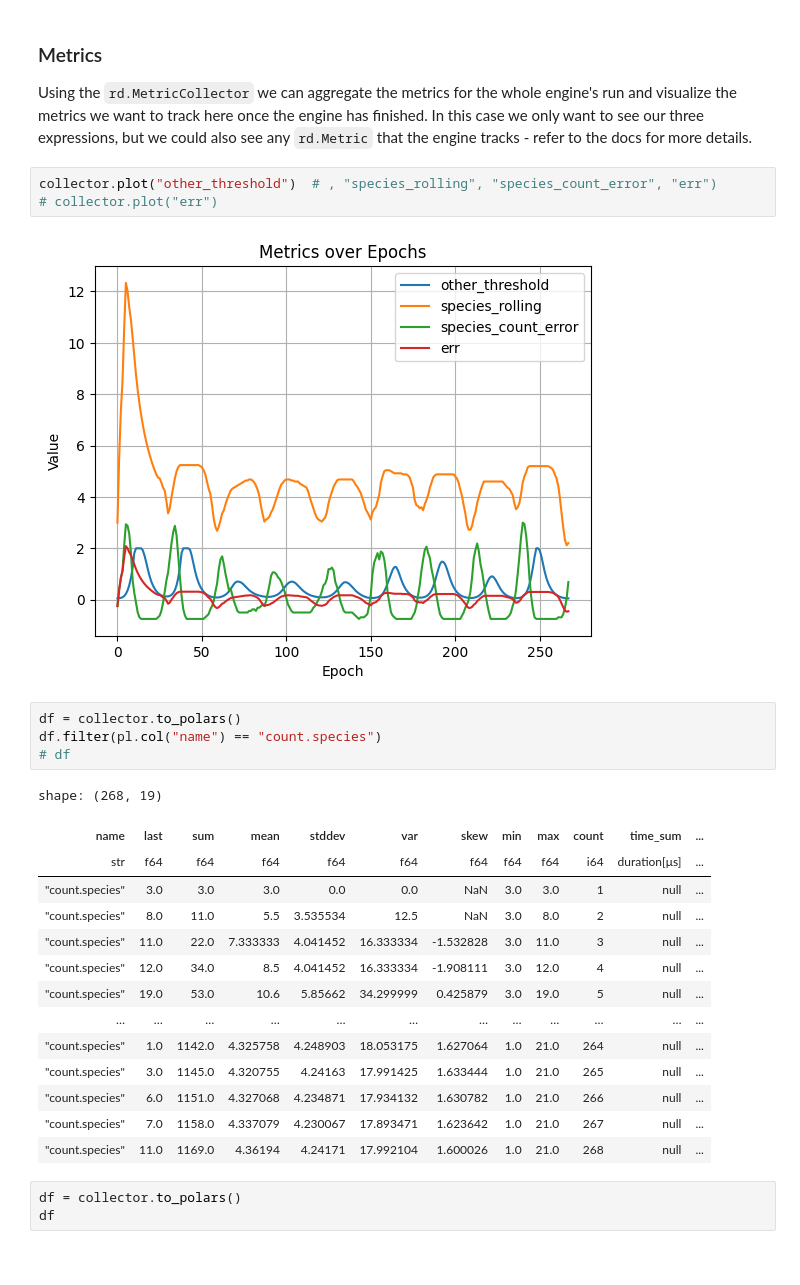
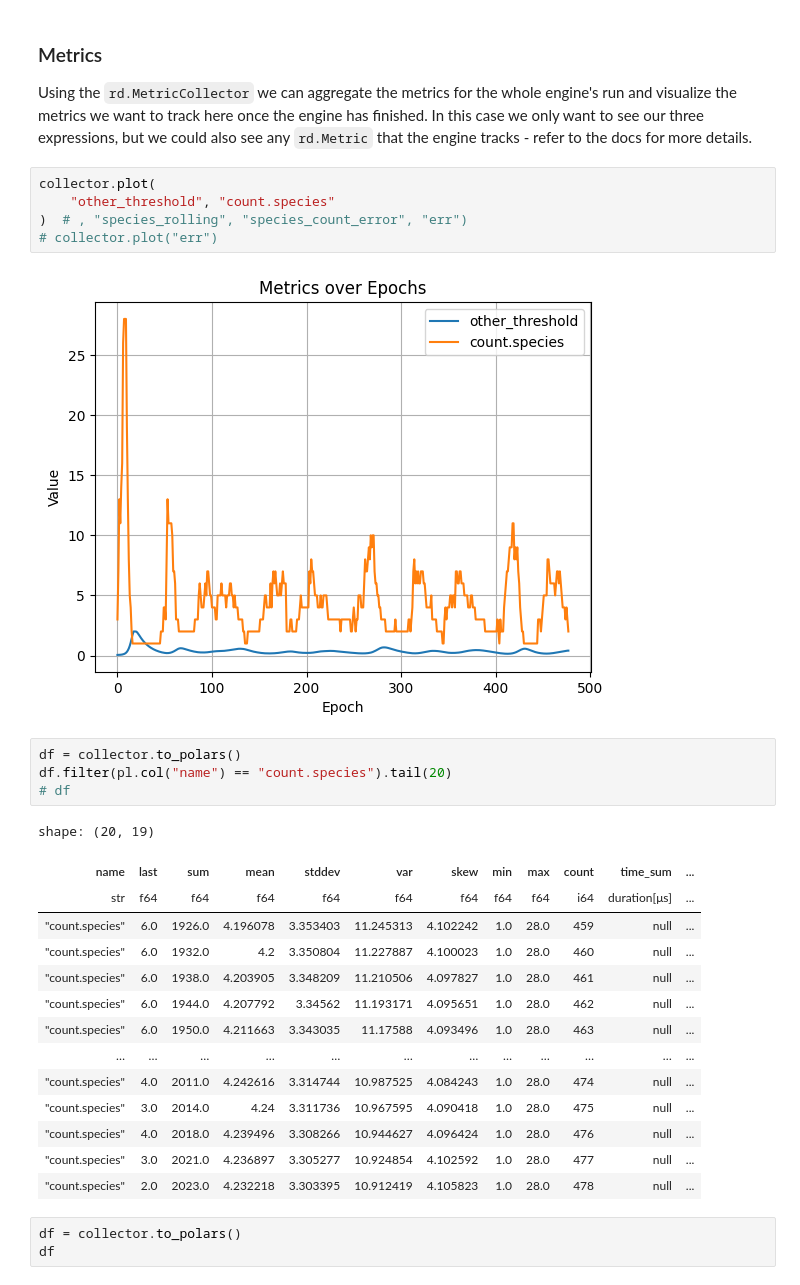
Before and after one commit to pkalivas/radiate, a Jupyter notebook: examples/python/expr_species_distance.ipynb, the cells around one changed output. Saved outputs shown, nothing was run; the diff lists cells and outputs as text.

```diff
--- a/examples/python/expr_species_distance.ipynb
+++ b/examples/python/expr_species_distance.ipynb
@@ -117,29 +117,31 @@ result = engine.run(log=True)
 
 Using the `rd.MetricCollector` we can aggregate the metrics for the whole engine's run and visualize the metrics we want to track here once the engine has finished. In this case we only want to see our three expressions, but we could also see any `rd.Metric` that the engine tracks - refer to the docs for more details.
 # %%
-collector.plot("other_threshold")  # , "species_rolling", "species_count_error", "err")
+collector.plot(
+    "other_threshold", "count.species"
+)  # , "species_rolling", "species_count_error", "err")
 # collector.plot("err")
 # %% [output]
-[figure, old version]
+[figure, new version]
 # %%
 df = collector.to_polars()
-df.filter(pl.col("name") == "count.species")
+df.filter(pl.col("name") == "count.species").tail(20)
 # df
 # %% [output]
-shape: (268, 19)
+shape: (20, 19)
 | name | last | sum | mean | stddev | var | skew | min | max | count | time_sum | ... |
 | str | f64 | f64 | f64 | f64 | f64 | f64 | f64 | f64 | i64 | duration[μs] | ... |
-| "count.species" | 3.0 | 3.0 | 3.0 | 0.0 | 0.0 | NaN | 3.0 | 3.0 | 1 | null | ... |
-| "count.species" | 8.0 | 11.0 | 5.5 | 3.535534 | 12.5 | NaN | 3.0 | 8.0 | 2 | null | ... |
-| "count.species" | 11.0 | 22.0 | 7.333333 | 4.041452 | 16.333334 | -1.532828 | 3.0 | 11.0 | 3 | null | ... |
-| "count.species" | 12.0 | 34.0 | 8.5 | 4.041452 | 16.333334 | -1.908111 | 3.0 | 12.0 | 4 | null | ... |
-| "count.species" | 19.0 | 53.0 | 10.6 | 5.85662 | 34.299999 | 0.425879 | 3.0 | 19.0 | 5 | null | ... |
+| "count.species" | 6.0 | 1926.0 | 4.196078 | 3.353403 | 11.245313 | 4.102242 | 1.0 | 28.0 | 459 | null | ... |
+| "count.species" | 6.0 | 1932.0 | 4.2 | 3.350804 | 11.227887 | 4.100023 | 1.0 | 28.0 | 460 | null | ... |
+| "count.species" | 6.0 | 1938.0 | 4.203905 | 3.348209 | 11.210506 | 4.097827 | 1.0 | 28.0 | 461 | null | ... |
+| "count.species" | 6.0 | 1944.0 | 4.207792 | 3.34562 | 11.193171 | 4.095651 | 1.0 | 28.0 | 462 | null | ... |
+| "count.species" | 6.0 | 1950.0 | 4.211663 | 3.343035 | 11.17588 | 4.093496 | 1.0 | 28.0 | 463 | null | ... |
 | … | … | … | … | … | … | … | … | … | … | … | ... |
-| "count.species" | 1.0 | 1142.0 | 4.325758 | 4.248903 | 18.053175 | 1.627064 | 1.0 | 21.0 | 264 | null | ... |
-| "count.species" | 3.0 | 1145.0 | 4.320755 | 4.24163 | 17.991425 | 1.633444 | 1.0 | 21.0 | 265 | null | ... |
-| "count.species" | 6.0 | 1151.0 | 4.327068 | 4.234871 | 17.934132 | 1.630782 | 1.0 | 21.0 | 266 | null | ... |
-| "count.species" | 7.0 | 1158.0 | 4.337079 | 4.230067 | 17.893471 | 1.623642 | 1.0 | 21.0 | 267 | null | ... |
-| "count.species" | 11.0 | 1169.0 | 4.36194 | 4.24171 | 17.992104 | 1.600026 | 1.0 | 21.0 | 268 | null | ... |
+| "count.species" | 4.0 | 2011.0 | 4.242616 | 3.314744 | 10.987525 | 4.084243 | 1.0 | 28.0 | 474 | null | ... |
+| "count.species" | 3.0 | 2014.0 | 4.24 | 3.311736 | 10.967595 | 4.090418 | 1.0 | 28.0 | 475 | null | ... |
+| "count.species" | 4.0 | 2018.0 | 4.239496 | 3.308266 | 10.944627 | 4.096424 | 1.0 | 28.0 | 476 | null | ... |
+| "count.species" | 3.0 | 2021.0 | 4.236897 | 3.305277 | 10.924854 | 4.102592 | 1.0 | 28.0 | 477 | null | ... |
+| "count.species" | 2.0 | 2023.0 | 4.232218 | 3.303395 | 10.912419 | 4.105823 | 1.0 | 28.0 | 478 | null | ... |
 # %%
 df = collector.to_polars()
 df
```
Also changed, not shown: parts of 2 cells of this notebook, 10 other files.
